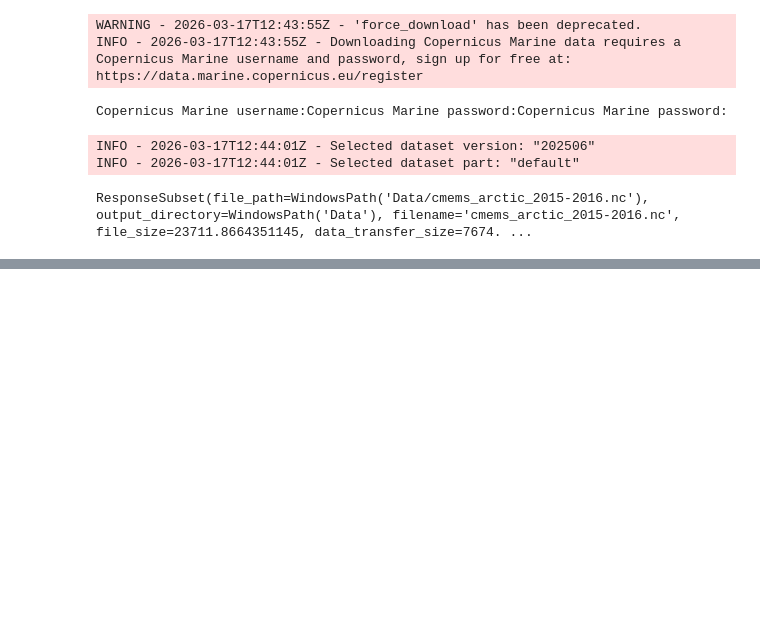
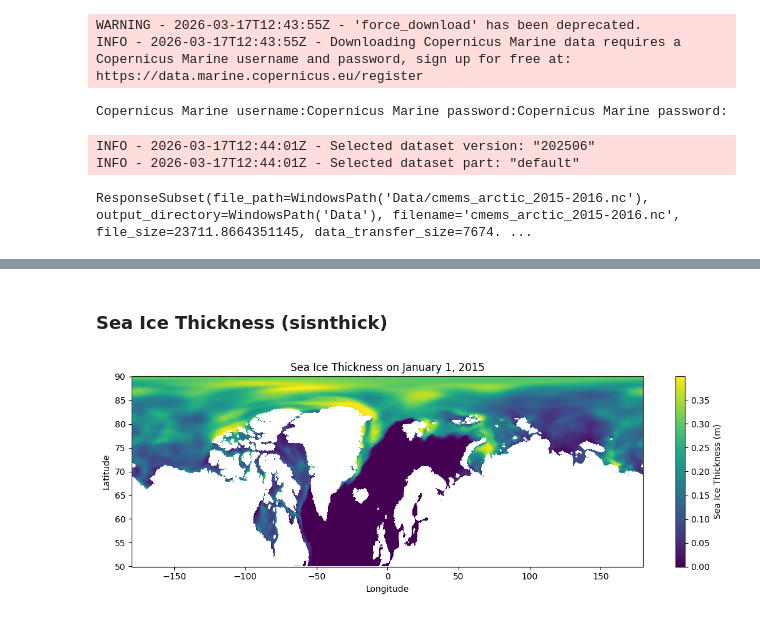
Before and after one commit to natslimak/OceanCourses, a Jupyter notebook: DigitalOcean/Assignment_2/Script.ipynb, the cells around one changed output, grey strips where cells are left out. Cells and saved outputs as stored; diff of their text form; code cells hidden in the pictures; blank space fills up the shorter version.

```diff
--- a/DigitalOcean/Assignment_2/Script.ipynb
+++ b/DigitalOcean/Assignment_2/Script.ipynb
@@ -217,0 +122,12 @@ Total missing days currently in dataset: 2
+# %% [markdown]
+### Sea Ice Thickness (sisnthick)
+# %%
+plot_variable_map(
+    ds,
+    variable='sisnthick',
+    time_sel='2015-01-01',
+    cbar_label='Sea Ice Thickness (m)',
+    title='Sea Ice Thickness on January 1, 2015'
+)
+# %% [output]
+[figure, added]
```
Also changed, not shown: parts of 34 cells of this notebook, 1 other file.
